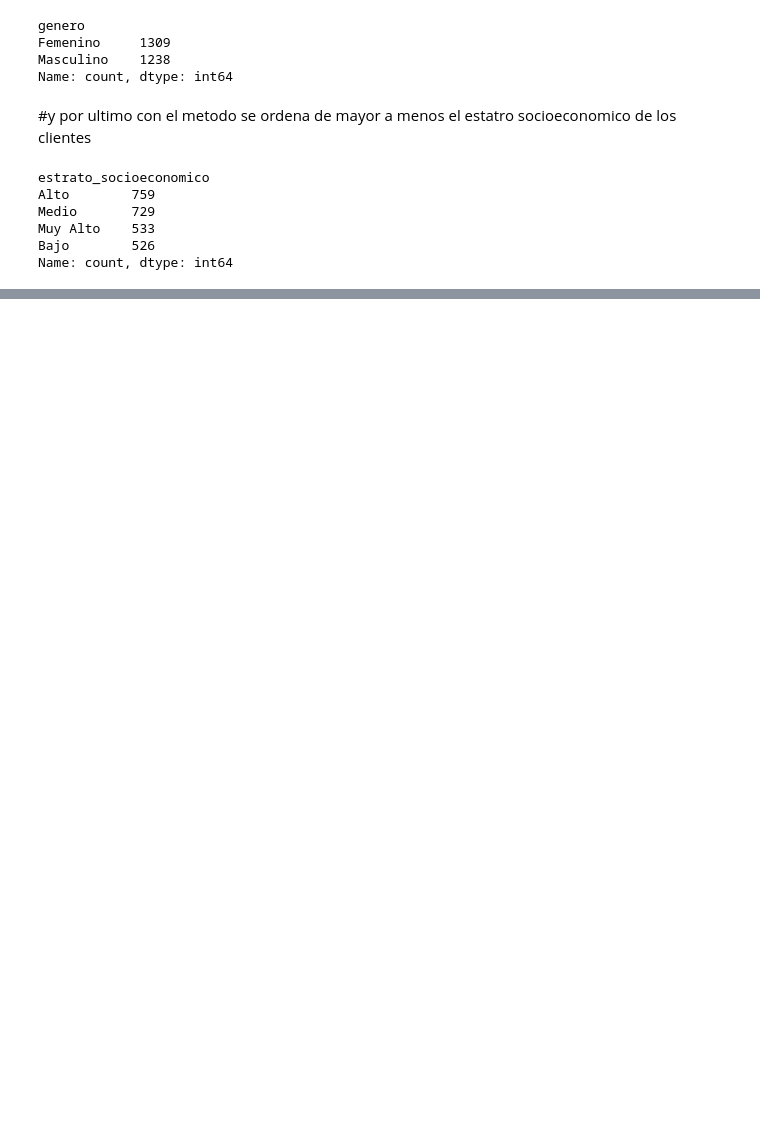
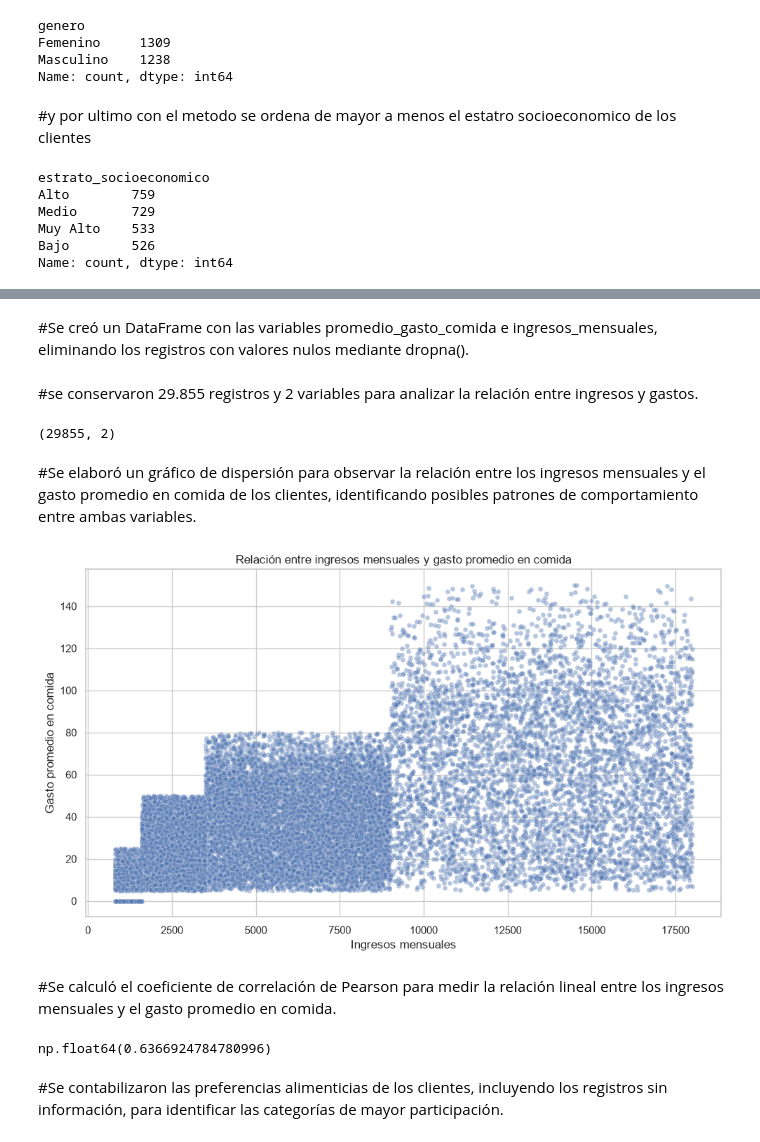
Before and after one commit to duvanfelipeovalle-star/ProyectoM1_Duvan_Felipe_Ovalle_dspt13, a Jupyter notebook: Avance_Notebooks/Avance_1_EDA.ipynb, the cells around one changed output, grey strips where cells are left out. Saved outputs shown, nothing was run; the diff lists cells and outputs as text; code cells hidden in the pictures; blank space fills up the shorter version.

```diff
--- a/Avance_Notebooks/Avance_1_EDA.ipynb
+++ b/Avance_Notebooks/Avance_1_EDA.ipynb
@@ -202,0 +465,47 @@ Name: count, dtype: int64
+# %% [markdown]
+#Se creó un DataFrame con las variables promedio_gasto_comida e ingresos_mensuales, eliminando los registros con valores nulos mediante dropna().
+# %%
+df_gasto_ingresos = df[
+    ["promedio_gasto_comida", "ingresos_mensuales"]
+].dropna().copy()
+# %% [markdown]
+#se conservaron 29.855 registros y 2 variables para analizar la relación entre ingresos y gastos.
+# %%
+df_gasto_ingresos.shape
+# %% [output]
+(29855, 2)
+# %% [markdown]
+#Se elaboró un gráfico de dispersión para observar la relación entre los ingresos mensuales y el gasto promedio en comida de los clientes, identificando posibles patrones de comportamiento entre ambas variables.
+# %%
+plt.figure(figsize=(10, 6))
+
+sns.scatterplot(
+    data=df_gasto_ingresos,
+    x="ingresos_mensuales",
+    y="promedio_gasto_comida",
+    alpha=0.4,
+    s=25
+)
+
+plt.title("Relación entre ingresos mensuales y gasto promedio en comida")
+plt.xlabel("Ingresos mensuales")
+plt.ylabel("Gasto promedio en comida")
+
+plt.tight_layout()
+plt.show()
+# %% [output]
+[figure, added]
+# %% [markdown]
+#Se calculó el coeficiente de correlación de Pearson para medir la relación lineal entre los ingresos mensuales y el gasto promedio en comida.
+# %%
+correlacion = df_gasto_ingresos[
+    "ingresos_mensuales"
+].corr(
+    df_gasto_ingresos["promedio_gasto_comida"]
+)
+
+correlacion
+# %% [output]
+np.float64(0.6366924784780996)
+# %% [markdown]
+#Se contabilizaron las preferencias alimenticias de los clientes, incluyendo los registros sin información, para identificar las categorías de mayor participación.
```
Also changed, not shown: parts of 76 cells of this notebook, 3 other files.
